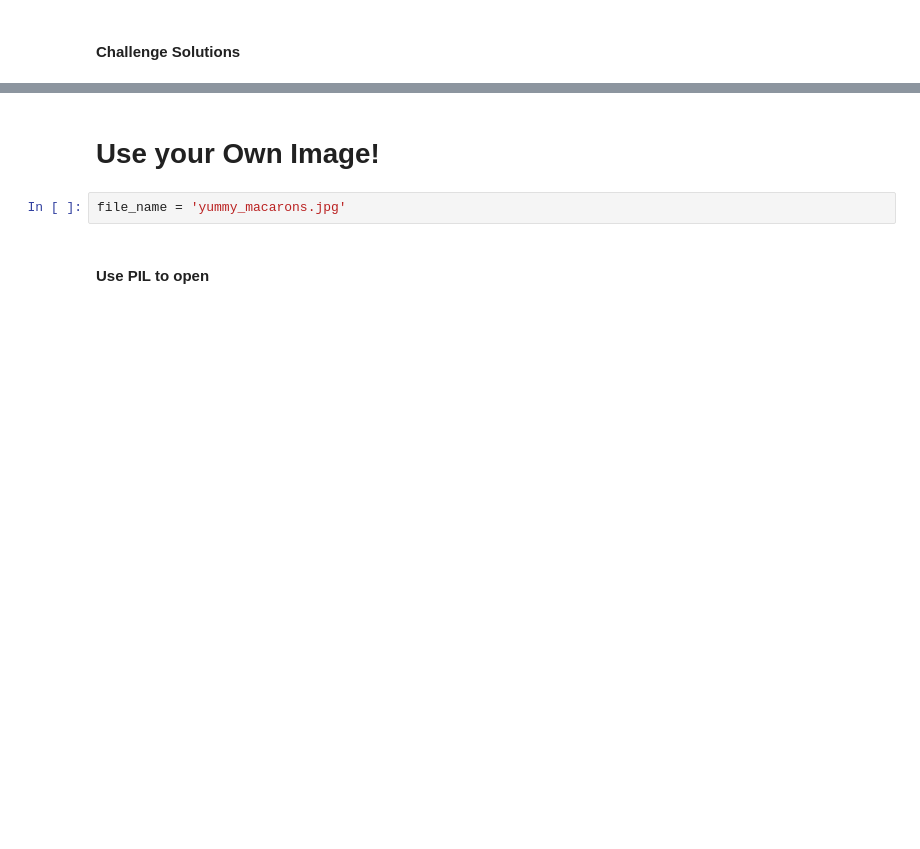
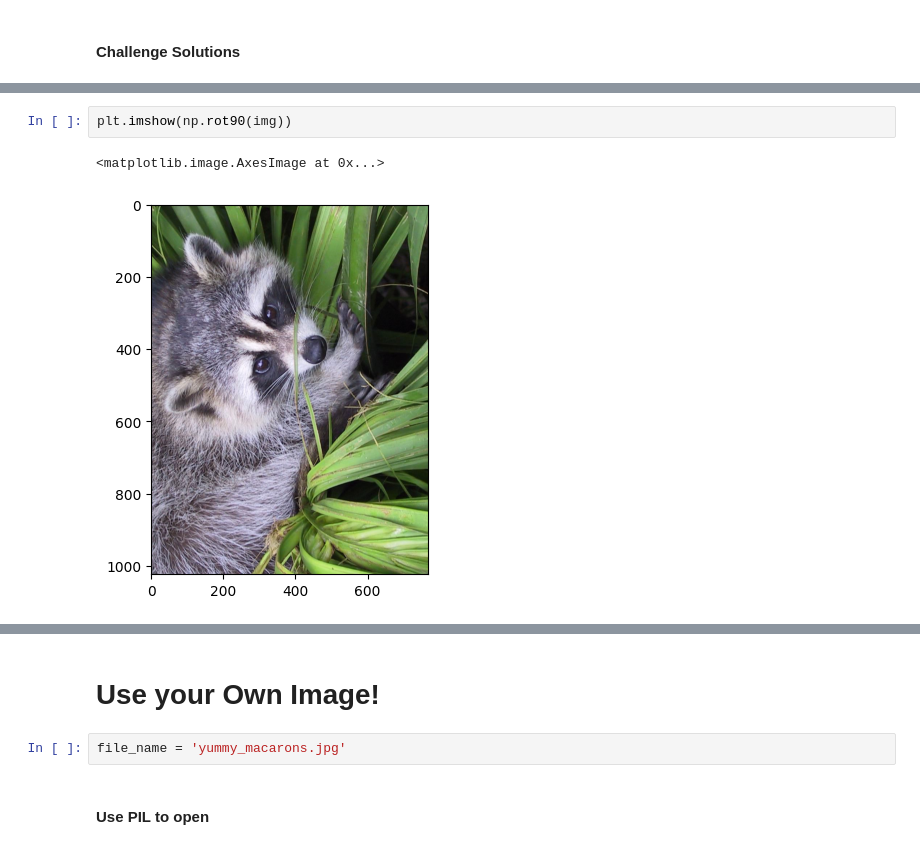
Before and after one commit to Roy3443/Data-Science-Jumpstart, a Jupyter notebook: 004/Computation_with_NumPy_and_N_Dimensional_Arrays_(start).ipynb, the cells around one changed output, grey strips where cells are left out. Cells and saved outputs as stored; diff of their text form; blank space fills up the shorter version.

```diff
--- a/004/Computation_with_NumPy_and_N_Dimensional_Arrays_(start).ipynb
+++ b/004/Computation_with_NumPy_and_N_Dimensional_Arrays_(start).ipynb
@@ -239,0 +288,5 @@ grey_vals = np.array([0.2126, 0.7152, 0.0722])
+# %%
+plt.imshow(np.rot90(img))
+# %% [output]
+<matplotlib.image.AxesImage at 0x...>
+[figure, added]
```
Also changed, not shown: parts of 15 cells of this notebook.
